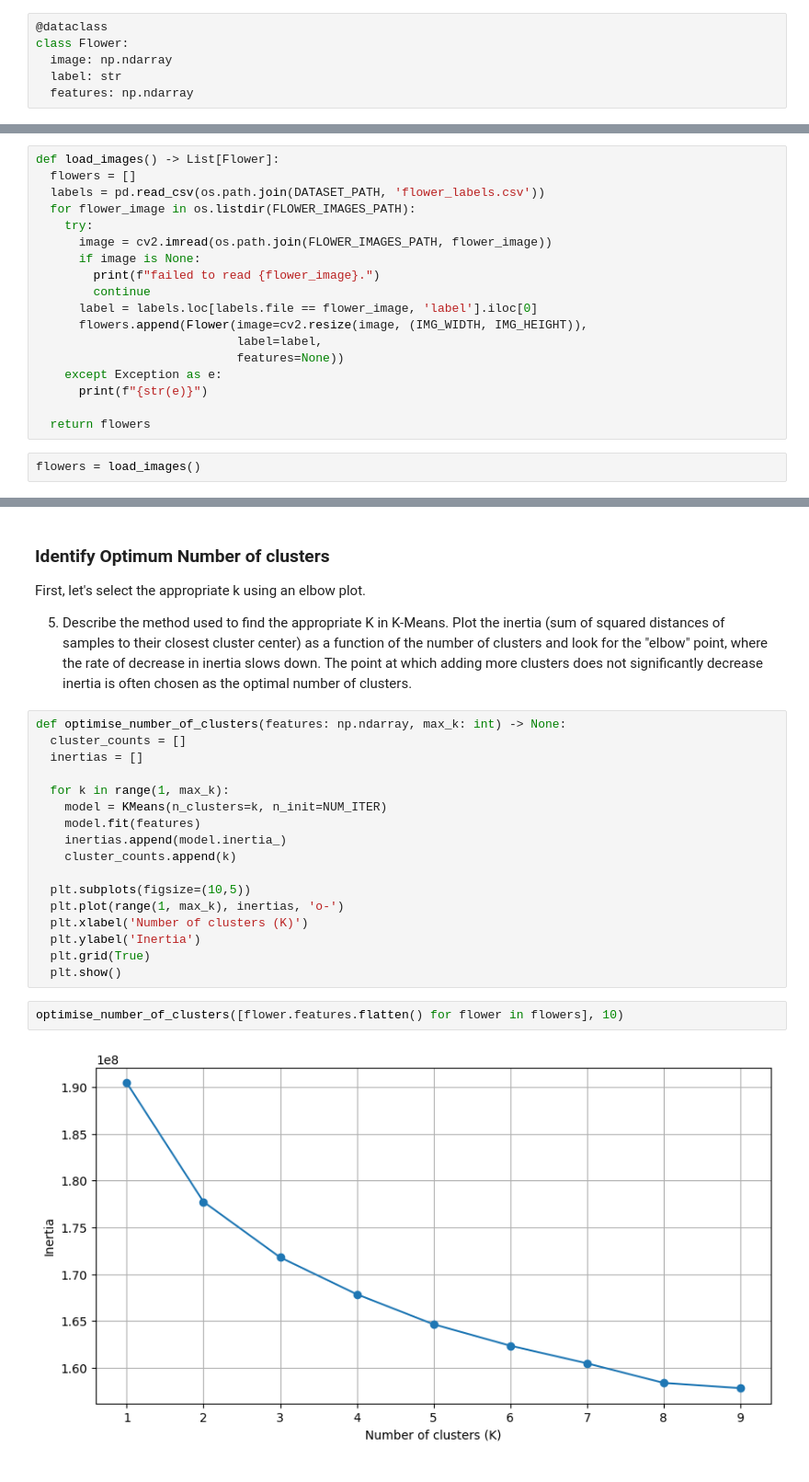
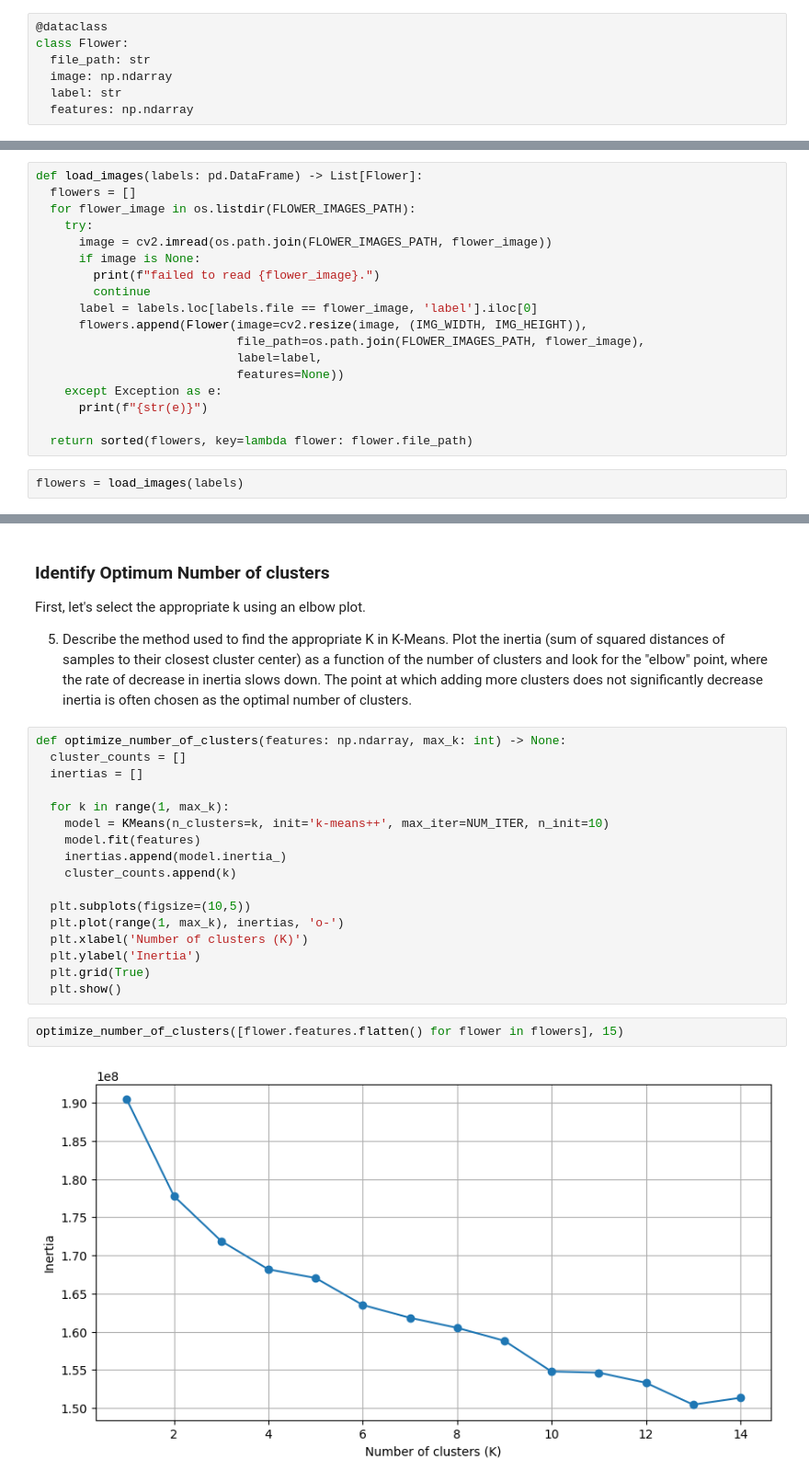
Before and after one commit to ArshiAbolghasemi/AI-UT, a Jupyter notebook: clustering/image_clustering.ipynb, the cells around one changed output, grey strips where cells are left out. Shown at 92% size. Cells and saved outputs as stored; diff of their text form.

```diff
--- a/clustering/image_clustering.ipynb
+++ b/clustering/image_clustering.ipynb
@@ -70,6 +71,7 @@ First Let's read our image dataset
 # %%
 @dataclass
 class Flower:
+  file_path: str
   image: np.ndarray
   label: str
   features: np.ndarray
@@ -76,7 +80,6 @@ class Flower:
 # %%
-def load_images() -> List[Flower]:
+def load_images(labels: pd.DataFrame) -> List[Flower]:
   flowers = []
-  labels = pd.read_csv(os.path.join(DATASET_PATH, 'flower_labels.csv'))
   for flower_image in os.listdir(FLOWER_IMAGES_PATH):
     try:
       image = cv2.imread(os.path.join(FLOWER_IMAGES_PATH, flower_image))
@@ -85,14 +88,15 @@ def load_images() -> List[Flower]:
         continue
       label = labels.loc[labels.file == flower_image, 'label'].iloc[0]
       flowers.append(Flower(image=cv2.resize(image, (IMG_WIDTH, IMG_HEIGHT)),
+                            file_path=os.path.join(FLOWER_IMAGES_PATH, flower_image),
                             label=label,
                             features=None))
     except Exception as e:
       print(f"{str(e)}")
 
-  return flowers
+  return sorted(flowers, key=lambda flower: flower.file_path)
 # %%
-flowers = load_images()
+flowers = load_images(labels)
 # %% [markdown]
 ## Feature Extraction
 # %% [markdown]
@@ -190,12 +194,12 @@ First, let's select the appropriate k using an elbow plot.
 5. Describe the method used to find the appropriate K in K-Means.
 Plot the inertia (sum of squared distances of samples to their closest cluster center) as a function of the number of clusters and look for the "elbow" point, where the rate of decrease in inertia slows down. The point at which adding more clusters does not significantly decrease inertia is often chosen as the optimal number of clusters.
 # %%
-def optimise_number_of_clusters(features: np.ndarray, max_k: int) -> None:
+def optimize_number_of_clusters(features: np.ndarray, max_k: int) -> None:
   cluster_counts = []
   inertias = []
 
   for k in range(1, max_k):
-    model = KMeans(n_clusters=k, n_init=NUM_ITER)
+    model = KMeans(n_clusters=k, init='k-means++', max_iter=NUM_ITER, n_init=10)
     model.fit(features)
     inertias.append(model.inertia_)
     cluster_counts.append(k)
@@ -207,6 +211,6 @@ def optimise_number_of_clusters(features: np.ndarray, max_k: int) -> None:
   plt.grid(True)
   plt.show()
 # %%
-optimise_number_of_clusters([flower.features.flatten() for flower in flowers], 10)
+optimize_number_of_clusters([flower.features.flatten() for flower in flowers], 15)
 # %% [output]
-[figure, old version]
+[figure, new version]
```
Also changed, not shown: parts of 22 cells of this notebook.
